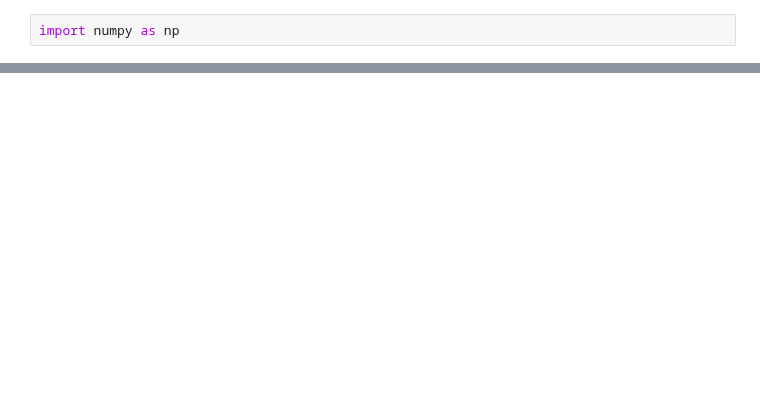
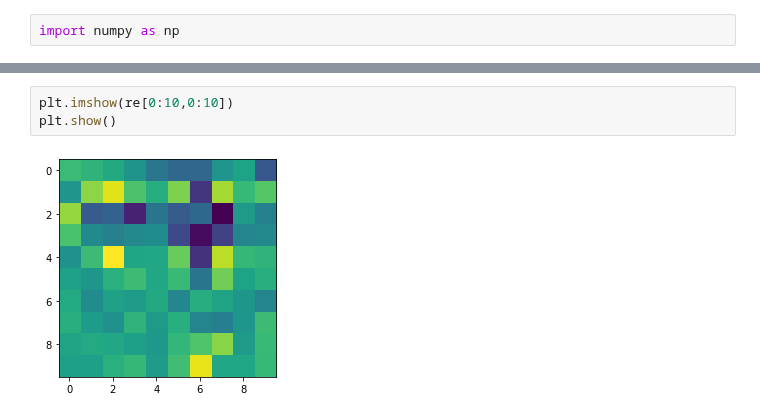
Before and after one commit to almaan/eggplant, a Jupyter notebook: notebooks/skip-autoencoder.ipynb, the cells around one changed output, grey strips where cells are left out. Cells and saved outputs as stored; diff of their text form; blank space fills up the shorter version.

```diff
--- a/notebooks/skip-autoencoder.ipynb
+++ b/notebooks/skip-autoencoder.ipynb
@@ -105,0 +132,5 @@ plt.axis("auto")
+# %%
+plt.imshow(re[0:10,0:10])
+plt.show()
+# %% [output]
+[figure, added]
```
Also changed, not shown: parts of 25 cells of this notebook, 9 other files.
